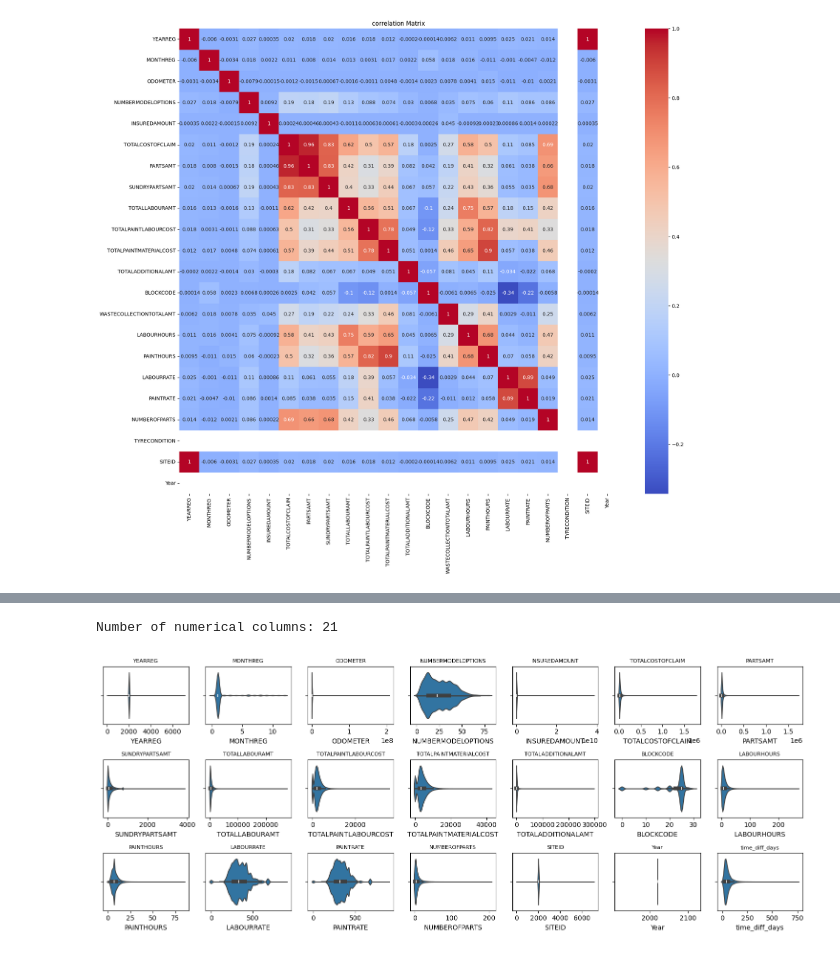
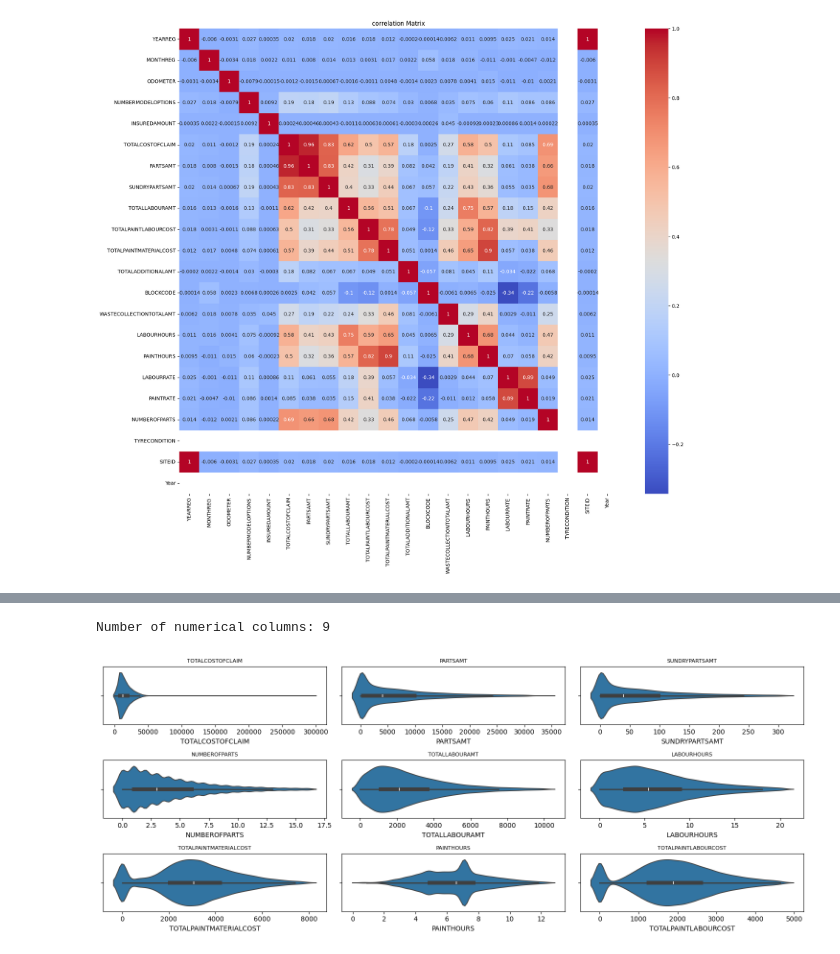
Before and after one commit to Catalyst365/machine-learning, a Jupyter notebook: regression_insurance_claims.ipynb, the cells around one changed output, grey strips where cells are left out. Drawn from its saved outputs; the diff is of its cells as text; code cells hidden in the pictures.

```diff
--- a/regression_insurance_claims.ipynb
+++ b/regression_insurance_claims.ipynb
@@ -81,0 +151,7 @@ df = df.drop(['CREATIONDATE', 'CALCULATIONDATE'], axis=1)
+# %%
+# handle missing values
+numerical_cols_filtered = df_filtered.select_dtypes(include=['float64', 'int64']).columns.drop('TOTALCOSTOFCLAIM')
+df_filtered[numerical_cols_filtered] = df_filtered[numerical_cols_filtered].fillna(df_filtered[numerical_cols_filtered].median())
+categorical_cols_filtered = df_filtered.select_dtypes(include=['object']).columns
+for col in categorical_cols_filtered:
+    df_filtered[col] = df_filtered[col].fillna('Unknown')
@@ -81,0 +164,15 @@ df = df.drop(['CREATIONDATE', 'CALCULATIONDATE'], axis=1)
+# %%
+# outliers
+def remove_outliers(df, column):
+    Q1 = df[column].quantile(0.25)
+    Q3 = df[column].quantile(0.75)
+    IQR = Q3 - Q1
+    lower_bound = Q1 - 1.5 * IQR
+    upper_bound = Q3 + 1.5 * IQR
+    return df[(df[column] >= lower_bound) & (df[column] <= upper_bound)]
+
+for col in numerical_cols_filtered:
+    original_len = len(df_filtered)
+    df_filtered = remove_outliers(df_filtered, col)
+    print(f"removed {original_len - len(df_filtered)} outliers from {col}")
+print(f"new dataset shape: {df_filtered.shape}")
@@ -82,41 +189,26 @@ df = df.drop(['CREATIONDATE', 'CALCULATIONDATE'], axis=1)
 # %%
-
-numerical_cols = df.select_dtypes(include=['float64', 'int64']).columns
-df[numerical_cols] = df[numerical_cols].fillna(df[numerical_cols].median())
-
-# categorical columns
-categorical_cols = df.select_dtypes(include=['object']).columns
-for col in categorical_cols:
-    df[col] = df[col].fillna('Unknown')
-
-# drop WASTECOLLECTIONTOTALAMT missing ~ 35 %
-df = df.drop(['WASTECOLLECTIONTOTALAMT'], axis=1)
-
-df = df.drop(['TYRECONDITION'], axis=1)   # this column is zero
-
-
 # filter numerical columns for outlier visualization
-numerical_cols = df.select_dtypes(include=['float64', 'int64']).columns
+numerical_cols = df_filtered.select_dtypes(include=['float64', 'int64']).columns
 print(f"Number of numerical columns: {len(numerical_cols)}")
 
 # create subplots for numerical columns only
-n_cols = 7  # Number of columns in the subplot grid
+n_cols = 3  # Number of columns in the subplot grid
 n_rows = (len(numerical_cols) + n_cols - 1) // n_cols  # Calculate rows needed
 
 fig, ax = pl.subplots(nrows=n_rows, ncols=n_cols, figsize=(15, n_rows * 2))
 ax = ax.flatten()  # Flatten the 2D array of axes for easier indexing
 
 # plot violin plots for numerical columns
 for i, col in enumerate(numerical_cols):
-    sns.violinplot(x=df[col], orient='h', ax=ax[i])
+    sns.violinplot(x=df_filtered[col], orient='h', ax=ax[i])
     ax[i].set_title(col, fontsize=8)
 
 # remove empty subplots if any
 for i in range(len(numerical_cols), len(ax)):
     fig.delaxes(ax[i])
 
 pl.tight_layout()
 pl.show()
 # %% [output]
-Number of numerical columns: 21
+Number of numerical columns: 9
-[figure, old version]
+[figure, new version]
```
Also changed, not shown: parts of 21 cells of this notebook.
